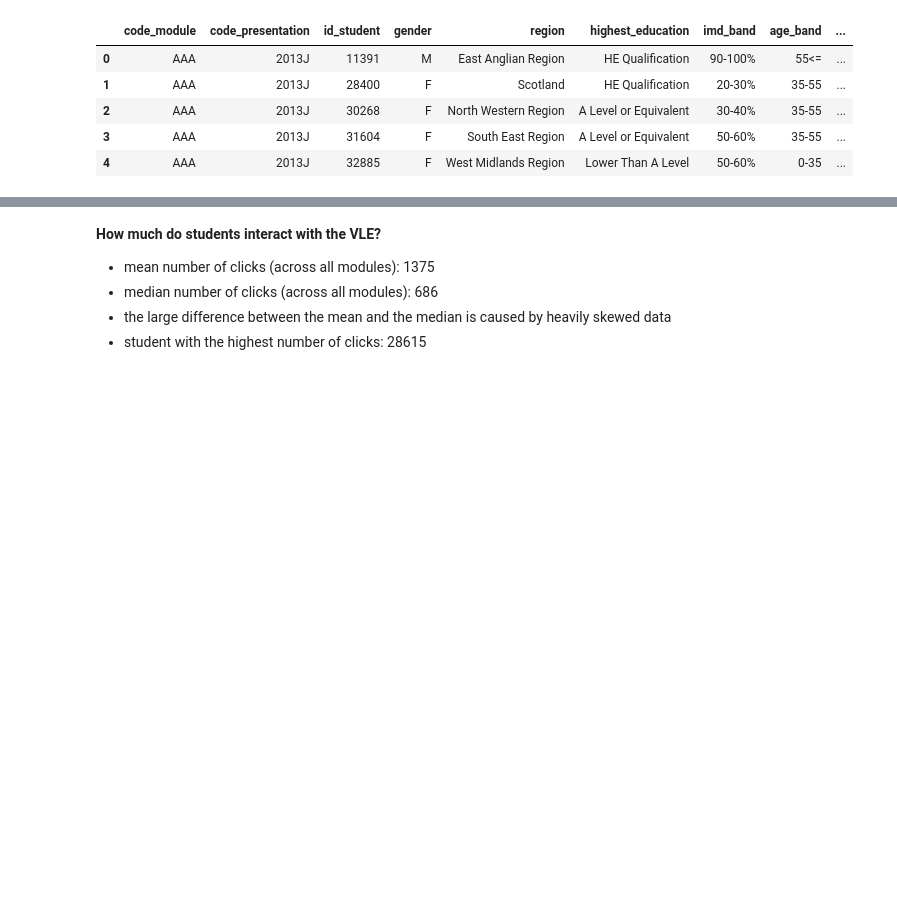
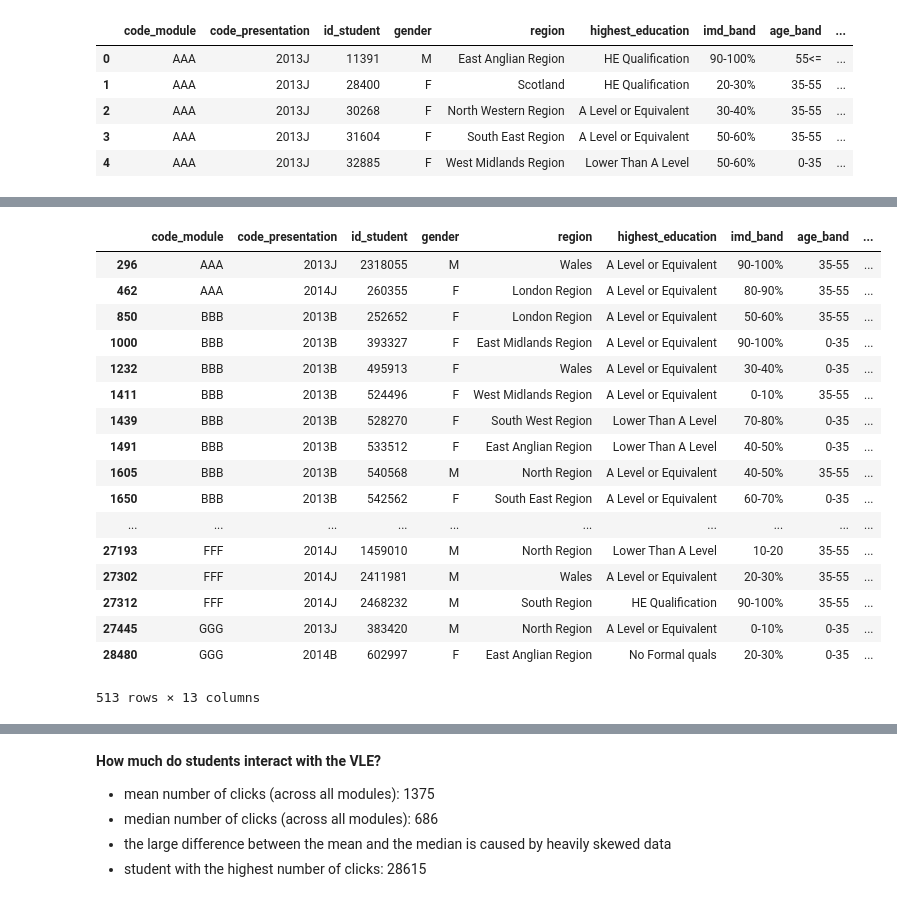
Before and after one commit to nikolholicka/curriculum, a Jupyter notebook: mod6/project_ideas/project_idea_2.ipynb, the cells around one changed output, grey strips where cells are left out. Cells and saved outputs as stored; diff of their text form; code cells hidden in the pictures; blank space fills up the shorter version.

```diff
--- a/mod6/project_ideas/project_idea_2.ipynb
+++ b/mod6/project_ideas/project_idea_2.ipynb
@@ -222,0 +269,21 @@ st_actives_with_vle.head()
+# %%
+st_actives_with_vle.loc[st_actives_with_vle.sum_of_clicks.isna() == True]
+# %% [output]
+|  | code_module | code_presentation | id_student | gender | region | highest_education | imd_band | age_band | ... |
+| 296 | AAA | 2013J | 2318055 | M | Wales | A Level or Equivalent | 90-100% | 35-55 | ... |
+| 462 | AAA | 2014J | 260355 | F | London Region | A Level or Equivalent | 80-90% | 35-55 | ... |
+| 850 | BBB | 2013B | 252652 | F | London Region | A Level or Equivalent | 50-60% | 35-55 | ... |
+| 1000 | BBB | 2013B | 393327 | F | East Midlands Region | A Level or Equivalent | 90-100% | 0-35 | ... |
+| 1232 | BBB | 2013B | 495913 | F | Wales | A Level or Equivalent | 30-40% | 0-35 | ... |
+| 1411 | BBB | 2013B | 524496 | F | West Midlands Region | A Level or Equivalent | 0-10% | 35-55 | ... |
+| 1439 | BBB | 2013B | 528270 | F | South West Region | Lower Than A Level | 70-80% | 0-35 | ... |
+| 1491 | BBB | 2013B | 533512 | F | East Anglian Region | Lower Than A Level | 40-50% | 0-35 | ... |
+| 1605 | BBB | 2013B | 540568 | M | North Region | A Level or Equivalent | 40-50% | 35-55 | ... |
+| 1650 | BBB | 2013B | 542562 | F | South East Region | A Level or Equivalent | 60-70% | 0-35 | ... |
+| ... | ... | ... | ... | ... | ... | ... | ... | ... | ... |
+| 27193 | FFF | 2014J | 1459010 | M | North Region | Lower Than A Level | 10-20 | 35-55 | ... |
+| 27302 | FFF | 2014J | 2411981 | M | Wales | A Level or Equivalent | 20-30% | 35-55 | ... |
+| 27312 | FFF | 2014J | 2468232 | M | South Region | HE Qualification | 90-100% | 35-55 | ... |
+| 27445 | GGG | 2013J | 383420 | M | North Region | A Level or Equivalent | 0-10% | 0-35 | ... |
+| 28480 | GGG | 2014B | 602997 | F | East Anglian Region | No Formal quals | 20-30% | 0-35 | ... |
+513 rows × 13 columns
```
Also changed, not shown: parts of 63 cells of this notebook.
